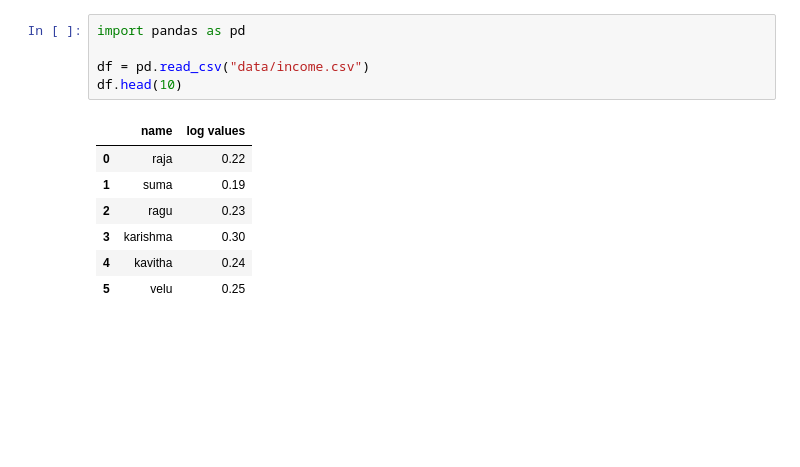
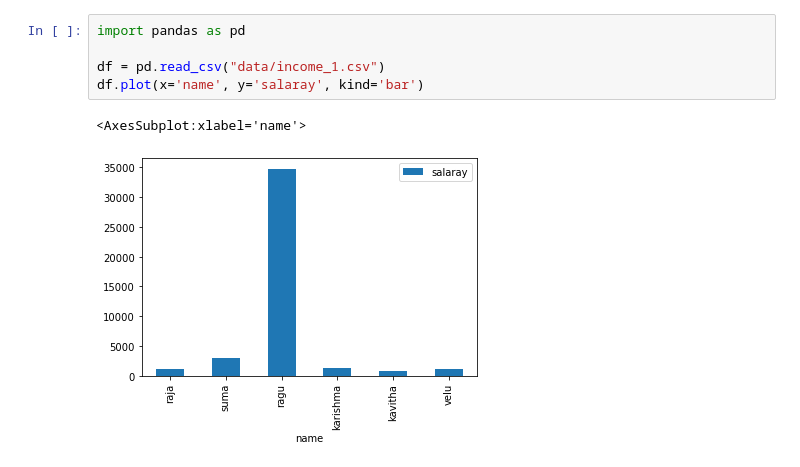
Before and after one commit to sharanyhakarthikeyan/data_analysis_python_practice, a Jupyter notebook: bar_chart.ipynb, the cells around one changed output. Drawn from its saved outputs; the diff is of its cells as text; blank space fills up the shorter version.

```diff
--- a/bar_chart.ipynb
+++ b/bar_chart.ipynb
@@ -1,13 +12,8 @@
 # %%
 import pandas as pd
 
-df = pd.read_csv("data/income.csv")
-df.head(10)
+df = pd.read_csv("data/income_1.csv")
+df.plot(x='name', y='salaray', kind='bar')
 # %% [output]
-|  | name | log values |
-| 0 | raja | 0.22 |
-| 1 | suma | 0.19 |
-| 2 | ragu | 0.23 |
-| 3 | karishma | 0.30 |
-| 4 | kavitha | 0.24 |
-| 5 | velu | 0.25 |
+<AxesSubplot:xlabel='name'>
+[figure, added]
```
Also changed, not shown: parts of 6 cells of this notebook, 2 other files.
